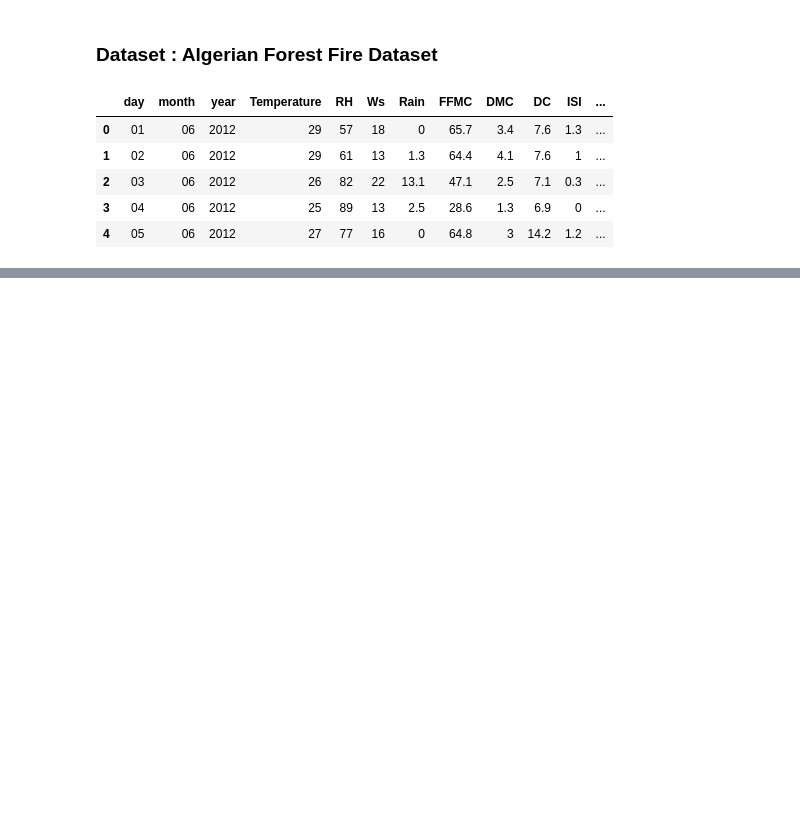
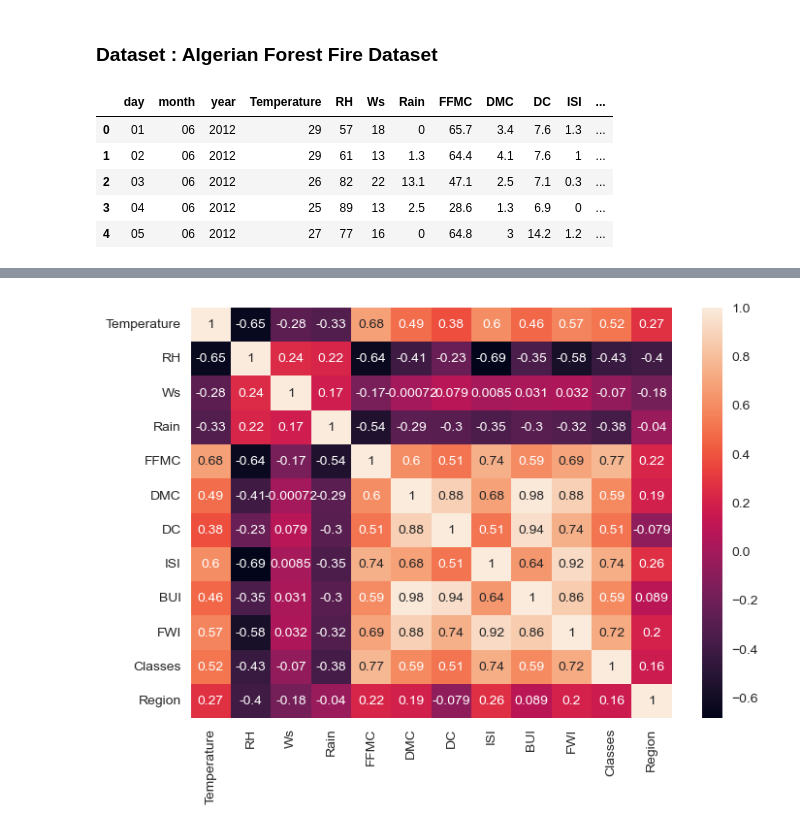
Before and after one commit to Manish2928/Basic-Regression-Project, a Jupyter notebook: notebooks/EDA_and_Feature_Engineering.ipynb, the cells around one changed output, grey strips where cells are left out. Saved outputs shown, nothing was run; the diff lists cells and outputs as text; code cells hidden in the pictures; blank space fills up the shorter version.

```diff
--- a/notebooks/EDA_and_Feature_Engineering.ipynb
+++ b/notebooks/EDA_and_Feature_Engineering.ipynb
@@ -21,0 +410,5 @@ dataset.head()
+# %%
+sns.heatmap(df_copy.corr(), annot=True)
+plt.show()
+# %% [output]
+[figure, added]
```
Also changed, not shown: parts of 51 cells of this notebook, 1 other file.
